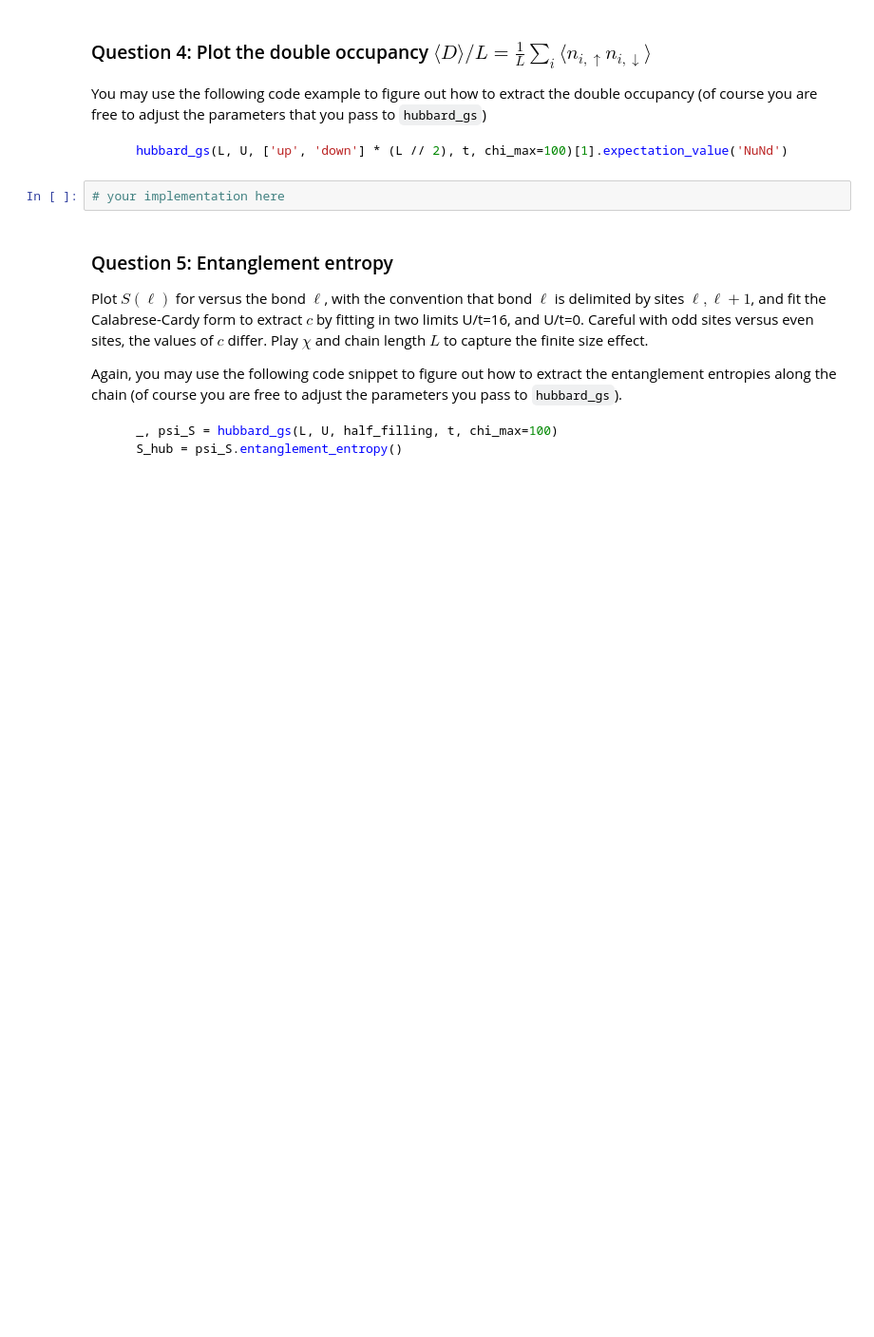
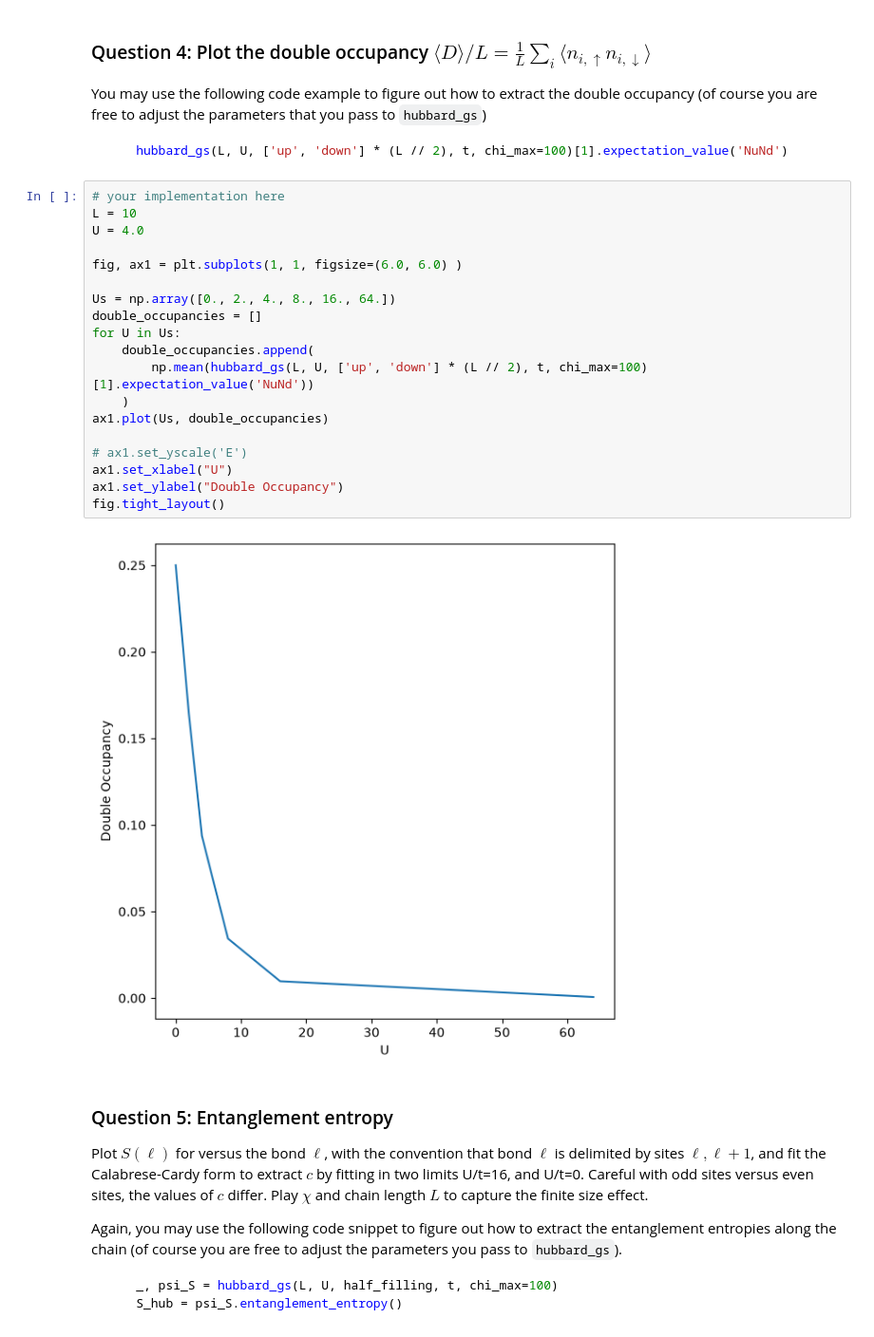
Before and after one commit to Momijiichigo/M2-numerical-method-workspace, a Jupyter notebook: tp2.ipynb, the cells around one changed output. Shown at 95% size. Drawn from its saved outputs; the diff is of its cells as text; blank space fills up the shorter version.

````diff
--- a/tp2.ipynb
+++ b/tp2.ipynb
@@ -723,6 +804,25 @@ You may use the following code example to figure out how to extract the double o
 ```
 # %%
 # your implementation here
+L = 10
+U = 4.0
+
+fig, ax1 = plt.subplots(1, 1, figsize=(6.0, 6.0) )
+
+Us = np.array([0., 2., 4., 8., 16., 64.])
+double_occupancies = []
+for U in Us:
+    double_occupancies.append(
+        np.mean(hubbard_gs(L, U, ['up', 'down'] * (L // 2), t, chi_max=100)[1].expectation_value('NuNd'))
+    )
+ax1.plot(Us, double_occupancies)
+
+# ax1.set_yscale('E')
+ax1.set_xlabel("U")
+ax1.set_ylabel("Double Occupancy")
+fig.tight_layout()
+# %% [output]
+[figure, added]
 # %% [markdown]
 ### Question 5: Entanglement entropy
 Plot $S(\ell)$ for versus the bond $\ell$, with the convention that bond $\ell$ is delimited by sites $\ell,\ell+1$, and fit the Calabrese-Cardy form to extract $c$ by fitting in two limits U/t=16, and U/t=0. Careful with odd sites versus even sites, the values of $c$ differ. Play $\chi$ and chain length $L$ to capture the finite size effect.
````
Also changed, not shown: parts of 8 cells of this notebook.
